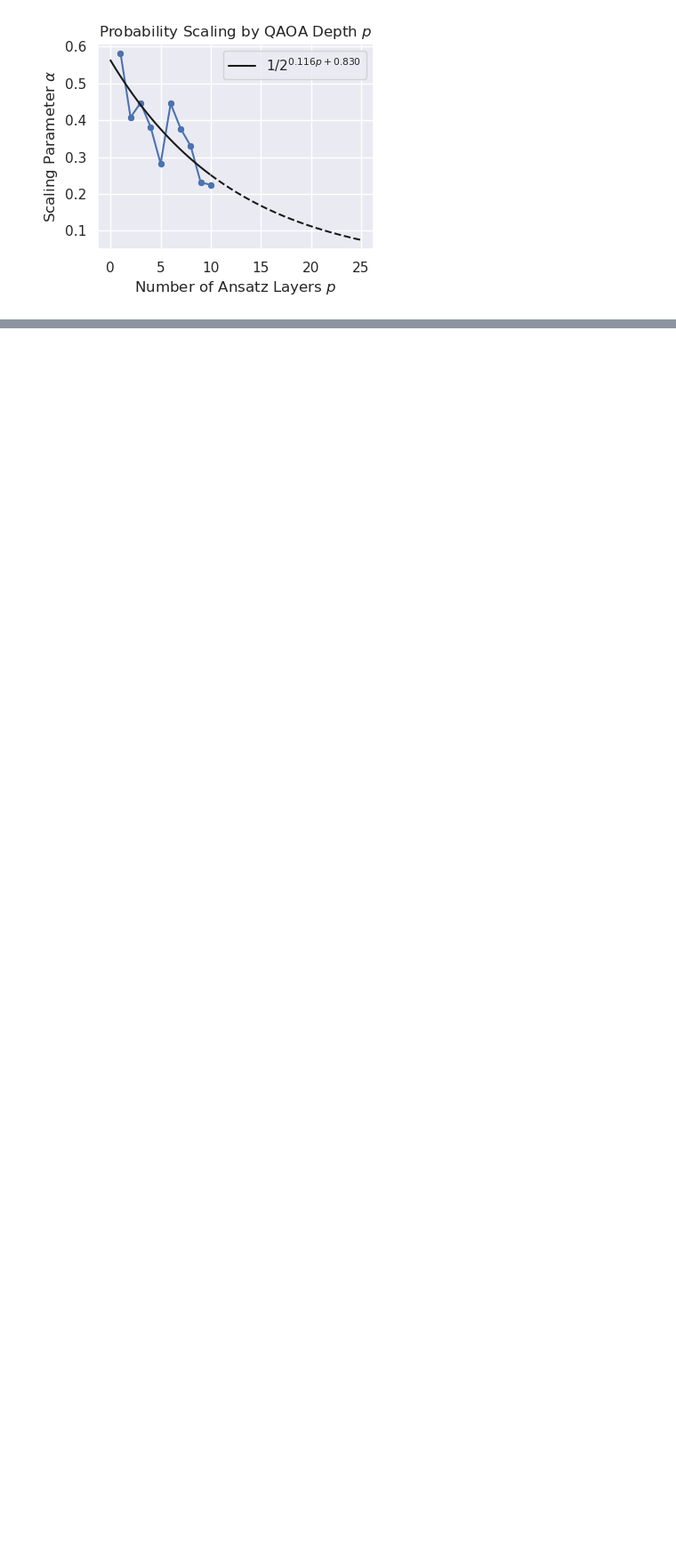
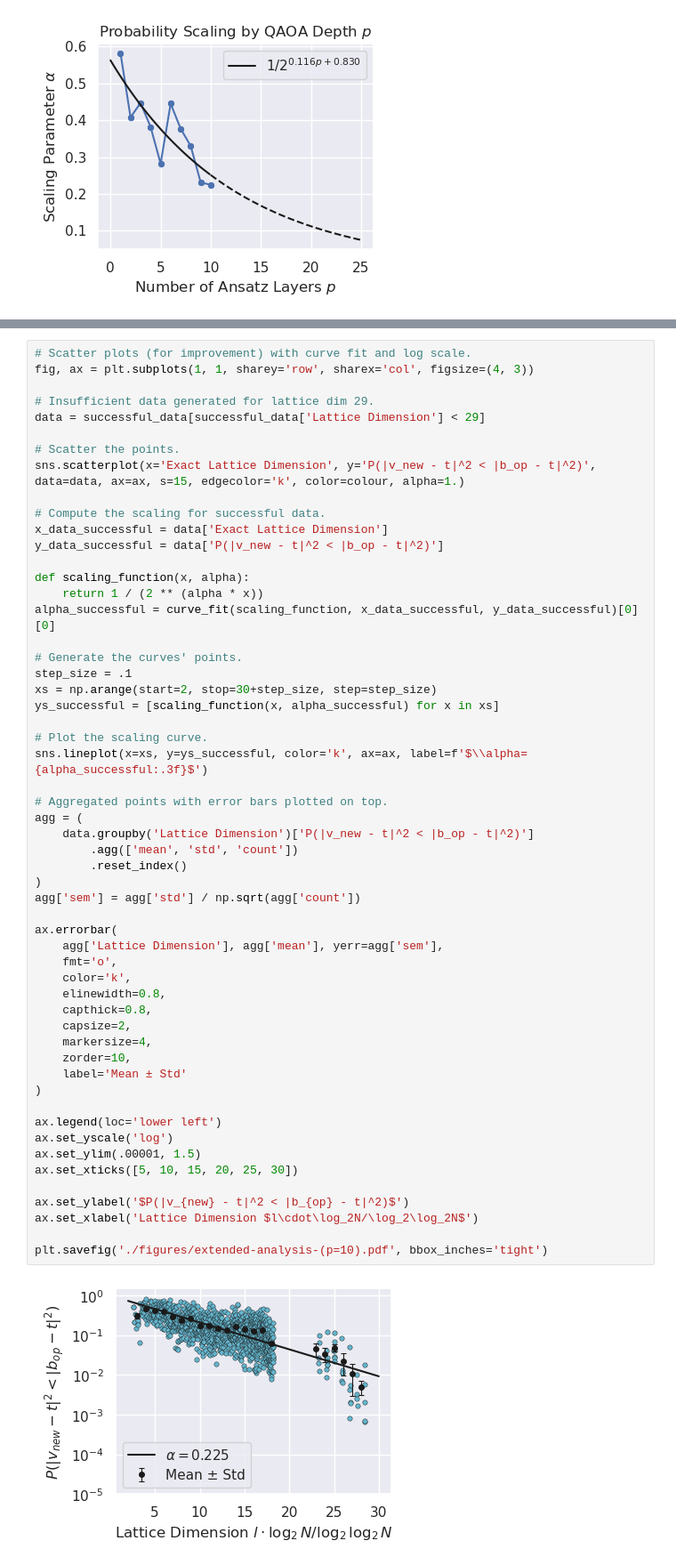
Before and after one commit to BenPrie/qaoa-for-cvp, a Jupyter notebook: QAOA Scaling Analysis.ipynb, the cells around one changed output, grey strips where cells are left out. Shown at 89% size. Saved outputs shown, nothing was run; the diff lists cells and outputs as text; blank space fills up the shorter version.

```diff
--- a/QAOA Scaling Analysis.ipynb
+++ b/QAOA Scaling Analysis.ipynb
@@ -1379,0 +1489,57 @@ plt.savefig('./figures/alpha-by-p.pdf', bbox_inches='tight')
+# %%
+# Scatter plots (for improvement) with curve fit and log scale.
+fig, ax = plt.subplots(1, 1, sharey='row', sharex='col', figsize=(4, 3))
+
+# Insufficient data generated for lattice dim 29.
+data = successful_data[successful_data['Lattice Dimension'] < 29]
+
+# Scatter the points.
+sns.scatterplot(x='Exact Lattice Dimension', y='P(|v_new - t|^2 < |b_op - t|^2)', data=data, ax=ax, s=15, edgecolor='k', color=colour, alpha=1.)
+
+# Compute the scaling for successful data.
+x_data_successful = data['Exact Lattice Dimension']
+y_data_successful = data['P(|v_new - t|^2 < |b_op - t|^2)']
+
+def scaling_function(x, alpha):
+    return 1 / (2 ** (alpha * x))
+alpha_successful = curve_fit(scaling_function, x_data_successful, y_data_successful)[0][0]
+
+# Generate the curves' points.
+step_size = .1
+xs = np.arange(start=2, stop=30+step_size, step=step_size)
+ys_successful = [scaling_function(x, alpha_successful) for x in xs]
+
+# Plot the scaling curve.
+sns.lineplot(x=xs, y=ys_successful, color='k', ax=ax, label=f'$\\alpha={alpha_successful:.3f}$')
+
+# Aggregated points with error bars plotted on top.
+agg = (
+    data.groupby('Lattice Dimension')['P(|v_new - t|^2 < |b_op - t|^2)']
+        .agg(['mean', 'std', 'count'])
+        .reset_index()
+)
+agg['sem'] = agg['std'] / np.sqrt(agg['count'])
+
+ax.errorbar(
+    agg['Lattice Dimension'], agg['mean'], yerr=agg['sem'],
+    fmt='o',
+    color='k',
+    elinewidth=0.8,
+    capthick=0.8,
+    capsize=2,
+    markersize=4,
+    zorder=10,
+    label='Mean ± Std'
+)
+
+ax.legend(loc='lower left')
+ax.set_yscale('log')
+ax.set_ylim(.00001, 1.5)
+ax.set_xticks([5, 10, 15, 20, 25, 30])
+
+ax.set_ylabel('$P(|v_{new} - t|^2 < |b_{op} - t|^2)$')
+ax.set_xlabel('Lattice Dimension $l\cdot\log_2N/\log_2\log_2N$')
+
+plt.savefig('./figures/extended-analysis-(p=10).pdf', bbox_inches='tight')
+# %% [output]
+[figure, added]
```
Also changed, not shown: parts of 11 cells of this notebook, 3 other files.
